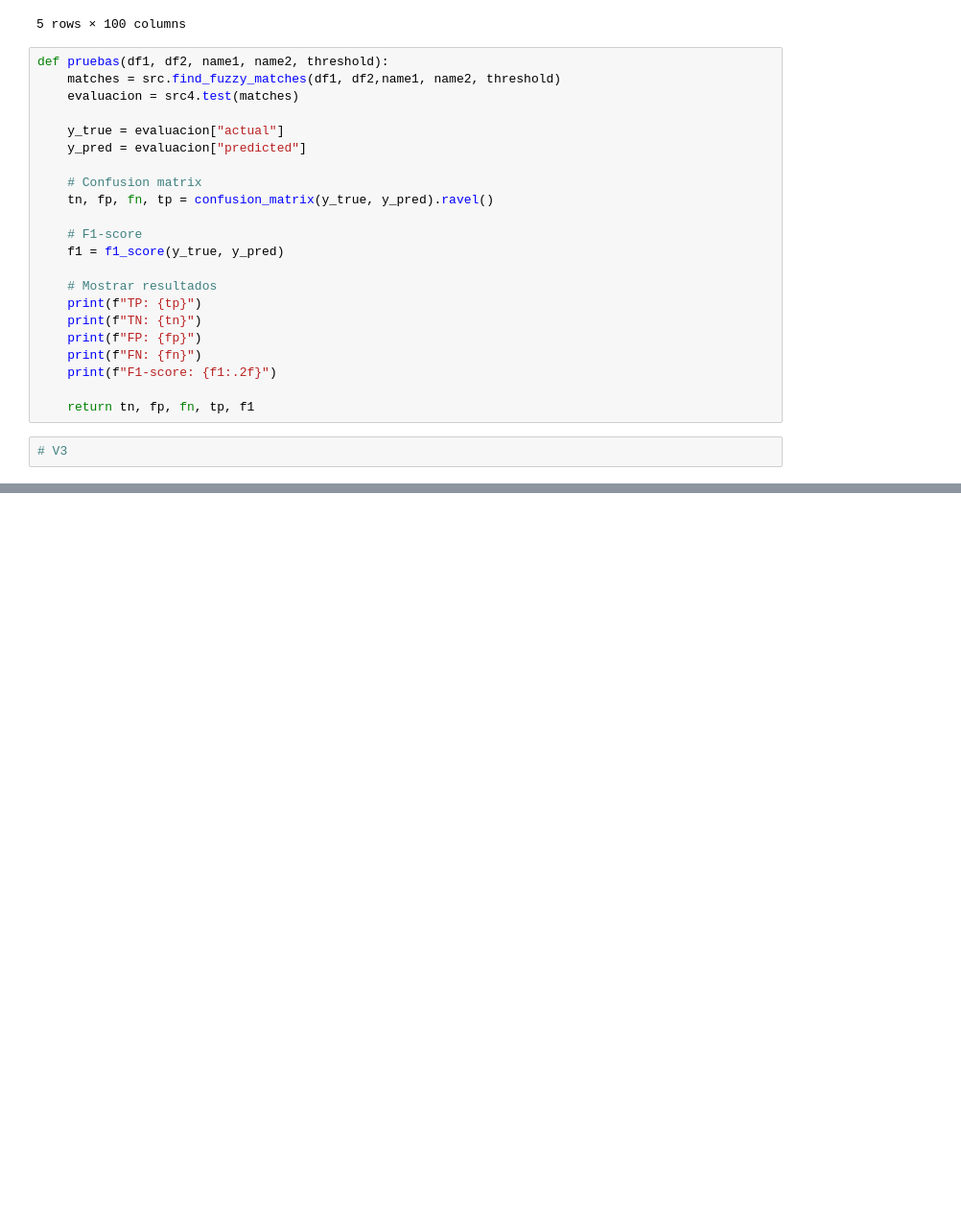
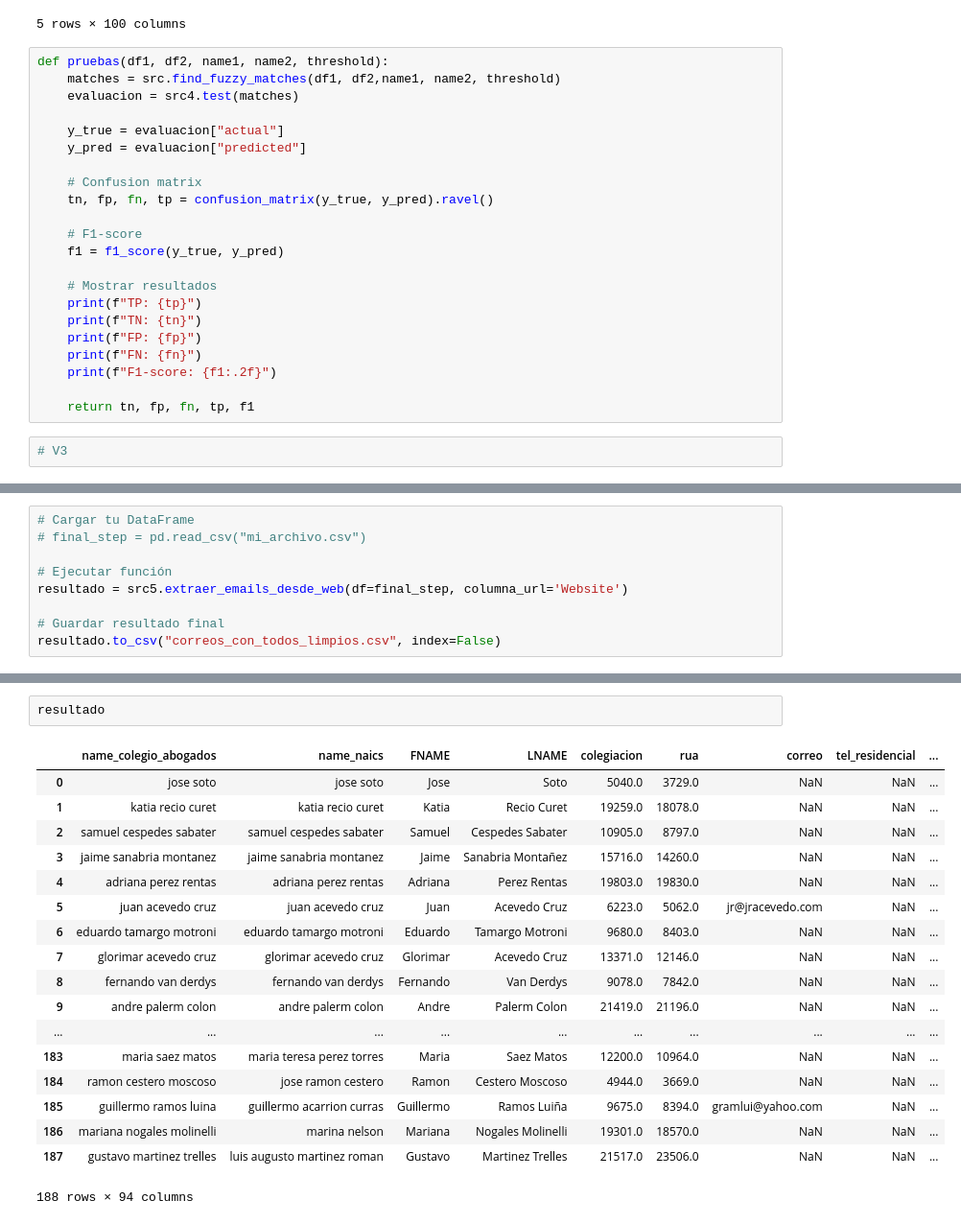
Before and after one commit to jhonvlex/join_dataframes, a Jupyter notebook: src_any_abogados_dev_df_er_main.ipynb, the cells around one changed output, grey strips where cells are left out. Shown at 96% size. Saved outputs shown, nothing was run; the diff lists cells and outputs as text; blank space fills up the shorter version.

```diff
--- a/src_any_abogados_dev_df_er_main.ipynb
+++ b/src_any_abogados_dev_df_er_main.ipynb
@@ -362,0 +366,9 @@ def pruebas(df1, df2, name1, name2, threshold):
+# %%
+# Cargar tu DataFrame
+# final_step = pd.read_csv("mi_archivo.csv")
+
+# Ejecutar función
+resultado = src5.extraer_emails_desde_web(df=final_step, columna_url='Website')
+
+# Guardar resultado final
+resultado.to_csv("correos_con_todos_limpios.csv", index=False)
@@ -362,0 +393,21 @@ def pruebas(df1, df2, name1, name2, threshold):
+# %%
+resultado
+# %% [output]
+|  | name_colegio_abogados | name_naics | FNAME | LNAME | colegiacion | rua | correo | tel_residencial | ... |
+| 0 | jose soto | jose soto | Jose | Soto | 5040.0 | 3729.0 | NaN | NaN | ... |
+| 1 | katia recio curet | katia recio curet | Katia | Recio Curet | 19259.0 | 18078.0 | NaN | NaN | ... |
+| 2 | samuel cespedes sabater | samuel cespedes sabater | Samuel | Cespedes Sabater | 10905.0 | 8797.0 | NaN | NaN | ... |
+| 3 | jaime sanabria montanez | jaime sanabria montanez | Jaime | Sanabria Montañez | 15716.0 | 14260.0 | NaN | NaN | ... |
+| 4 | adriana perez rentas | adriana perez rentas | Adriana | Perez Rentas | 19803.0 | 19830.0 | NaN | NaN | ... |
+| 5 | juan acevedo cruz | juan acevedo cruz | Juan | Acevedo Cruz | 6223.0 | 5062.0 | jr@jracevedo.com | NaN | ... |
+| 6 | eduardo tamargo motroni | eduardo tamargo motroni | Eduardo | Tamargo Motroni | 9680.0 | 8403.0 | NaN | NaN | ... |
+| 7 | glorimar acevedo cruz | glorimar acevedo cruz | Glorimar | Acevedo Cruz | 13371.0 | 12146.0 | NaN | NaN | ... |
+| 8 | fernando van derdys | fernando van derdys | Fernando | Van Derdys | 9078.0 | 7842.0 | NaN | NaN | ... |
+| 9 | andre palerm colon | andre palerm colon | Andre | Palerm Colon | 21419.0 | 21196.0 | NaN | NaN | ... |
+| ... | ... | ... | ... | ... | ... | ... | ... | ... | ... |
+| 183 | maria saez matos | maria teresa perez torres | Maria | Saez Matos | 12200.0 | 10964.0 | NaN | NaN | ... |
+| 184 | ramon cestero moscoso | jose ramon cestero | Ramon | Cestero Moscoso | 4944.0 | 3669.0 | NaN | NaN | ... |
+| 185 | guillermo ramos luina | guillermo acarrion curras | Guillermo | Ramos Luiña | 9675.0 | 8394.0 | gramlui@yahoo.com | NaN | ... |
+| 186 | mariana nogales molinelli | marina nelson | Mariana | Nogales Molinelli | 19301.0 | 18570.0 | NaN | NaN | ... |
+| 187 | gustavo martinez trelles | luis augusto martinez roman | Gustavo | Martinez Trelles | 21517.0 | 23506.0 | NaN | NaN | ... |
+188 rows × 94 columns
```
Also changed, not shown: parts of 3 cells of this notebook, 4 other files.
